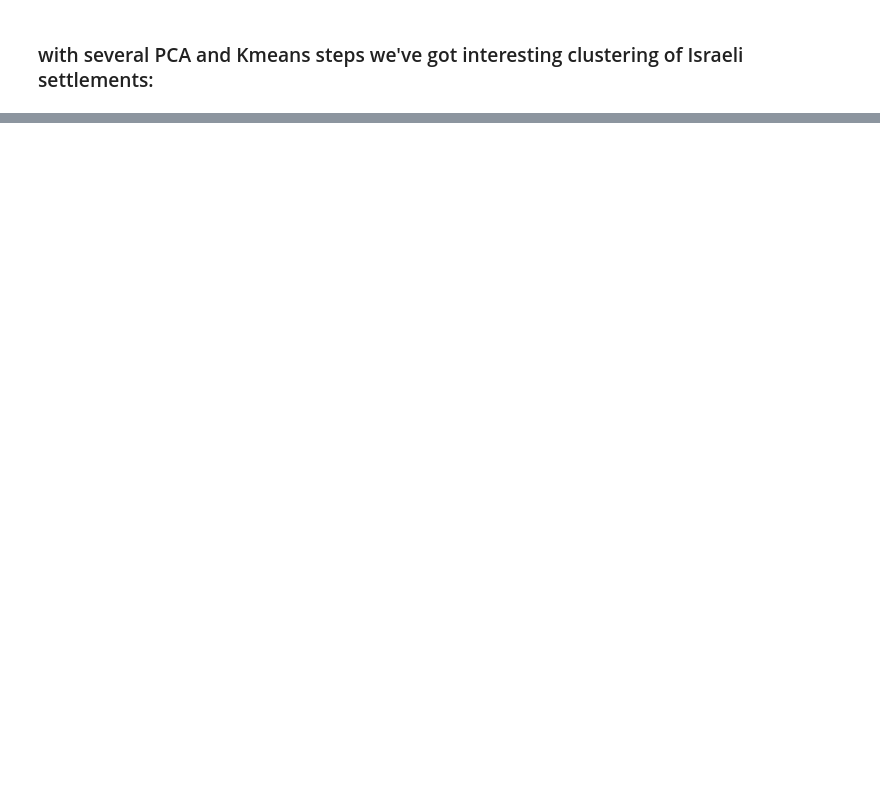
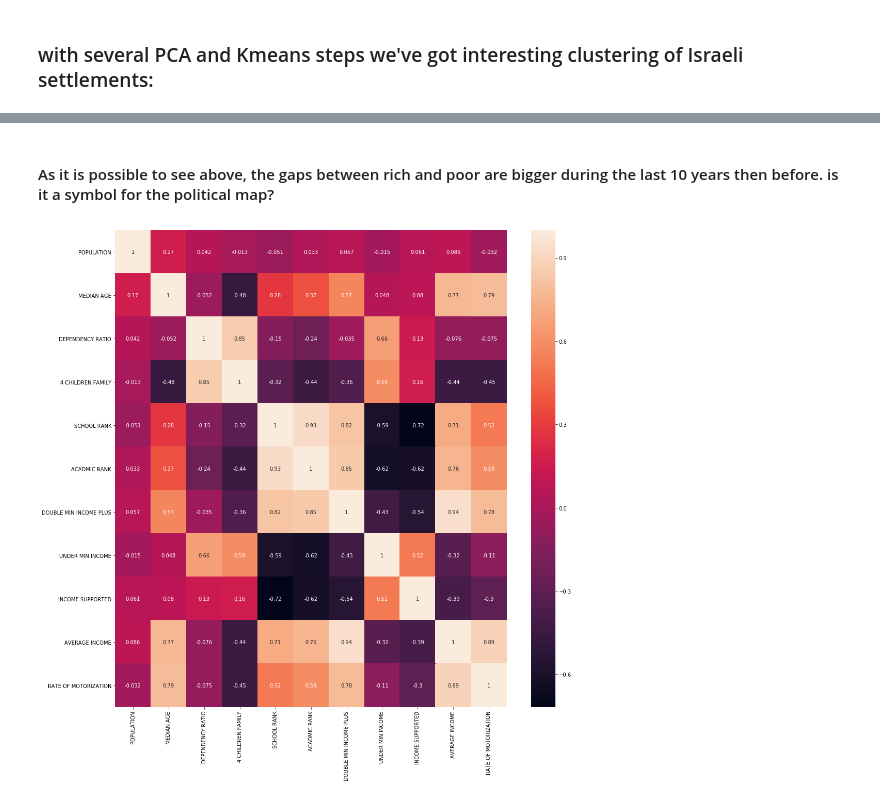
Before and after one commit to alexeyvasy/knesset-elections, a Jupyter notebook: Knesset Elections - Final Project.ipynb, the cells around one changed output, grey strips where cells are left out. Saved outputs shown, nothing was run; the diff lists cells and outputs as text; code cells hidden in the pictures; blank space fills up the shorter version.

```diff
--- a/Knesset Elections - Final Project.ipynb
+++ b/Knesset Elections - Final Project.ipynb
@@ -663,0 +687,7 @@ X[y==1]
+# %% [markdown]
+#### As it is possible to see above, the gaps between rich and poor are bigger during the last 10 years then before. is it a symbol for the political map?
+# %%
+plt.figure(figsize = (17,17))
+sb.heatmap(df15.corr(), annot=True);
+# %% [output]
+[figure, added]
```
Also changed, not shown: parts of 21 cells of this notebook.
